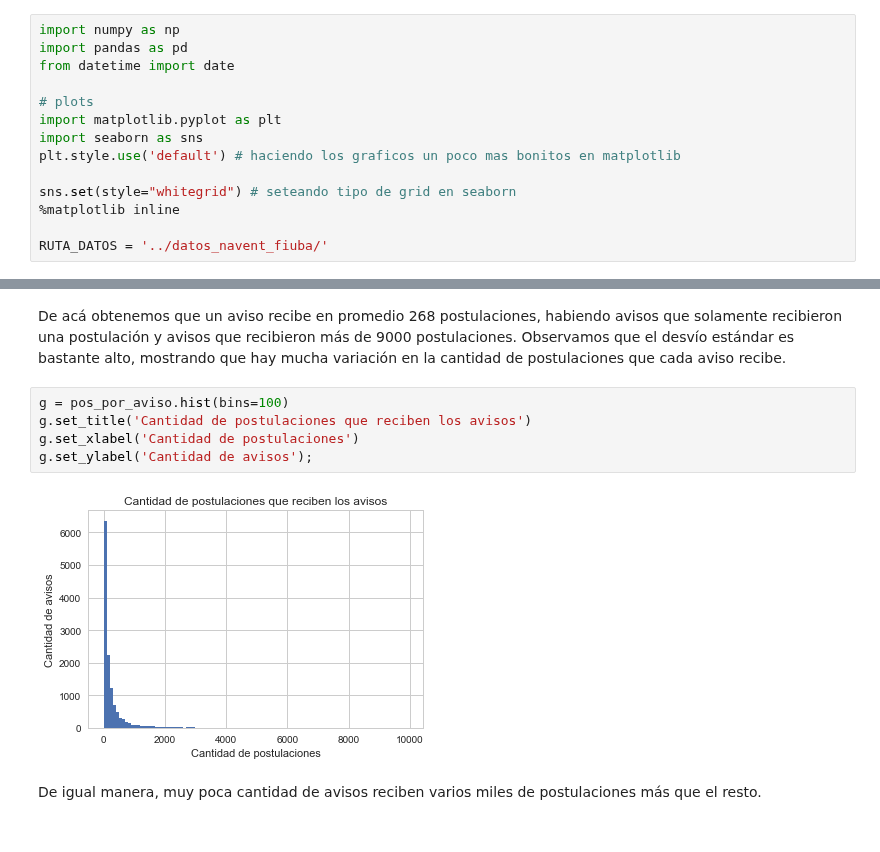
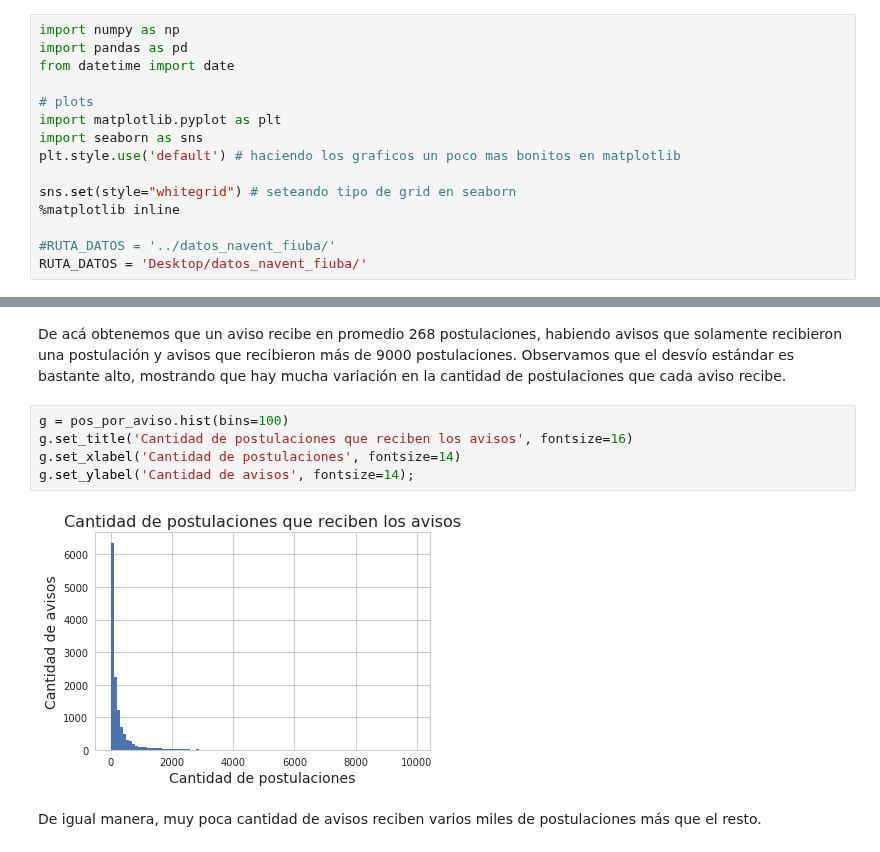
Before and after one commit to FrancoLiberali/tp1-orga-datos-1c2018, a Jupyter notebook: AnalisisExplorario.ipynb, the cells around one changed output, grey strips where cells are left out. Saved outputs shown, nothing was run; the diff lists cells and outputs as text.

```diff
--- a/AnalisisExplorario.ipynb
+++ b/AnalisisExplorario.ipynb
@@ -28,7 +28,8 @@ plt.style.use('default') # haciendo los graficos un poco mas bonitos en matplotl
 sns.set(style="whitegrid") # seteando tipo de grid en seaborn
 %matplotlib inline
 
-RUTA_DATOS = '../datos_navent_fiuba/'
+#RUTA_DATOS = '../datos_navent_fiuba/'
+RUTA_DATOS = 'Desktop/datos_navent_fiuba/'
 # %% [markdown]
 #### Carga de datos
 # %%
@@ -393,11 +409,11 @@ Name: idaviso, dtype: float64
 De acá obtenemos que un aviso recibe en promedio 268 postulaciones, habiendo avisos que solamente recibieron una postulación y avisos que recibieron más de 9000 postulaciones. Observamos que el desvío estándar es bastante alto, mostrando que hay mucha variación en la cantidad de postulaciones que cada aviso recibe.
 # %%
 g = pos_por_aviso.hist(bins=100)
-g.set_title('Cantidad de postulaciones que reciben los avisos')
-g.set_xlabel('Cantidad de postulaciones')
-g.set_ylabel('Cantidad de avisos');
+g.set_title('Cantidad de postulaciones que reciben los avisos', fontsize=16)
+g.set_xlabel('Cantidad de postulaciones', fontsize=14)
+g.set_ylabel('Cantidad de avisos', fontsize=14);
 # %% [output]
-[figure, old version]
+[figure, new version]
 # %% [markdown]
 De igual manera, muy poca cantidad de avisos reciben varios miles de postulaciones más que el resto.
 # %%
```
Also changed, not shown: parts of 25 cells of this notebook.
